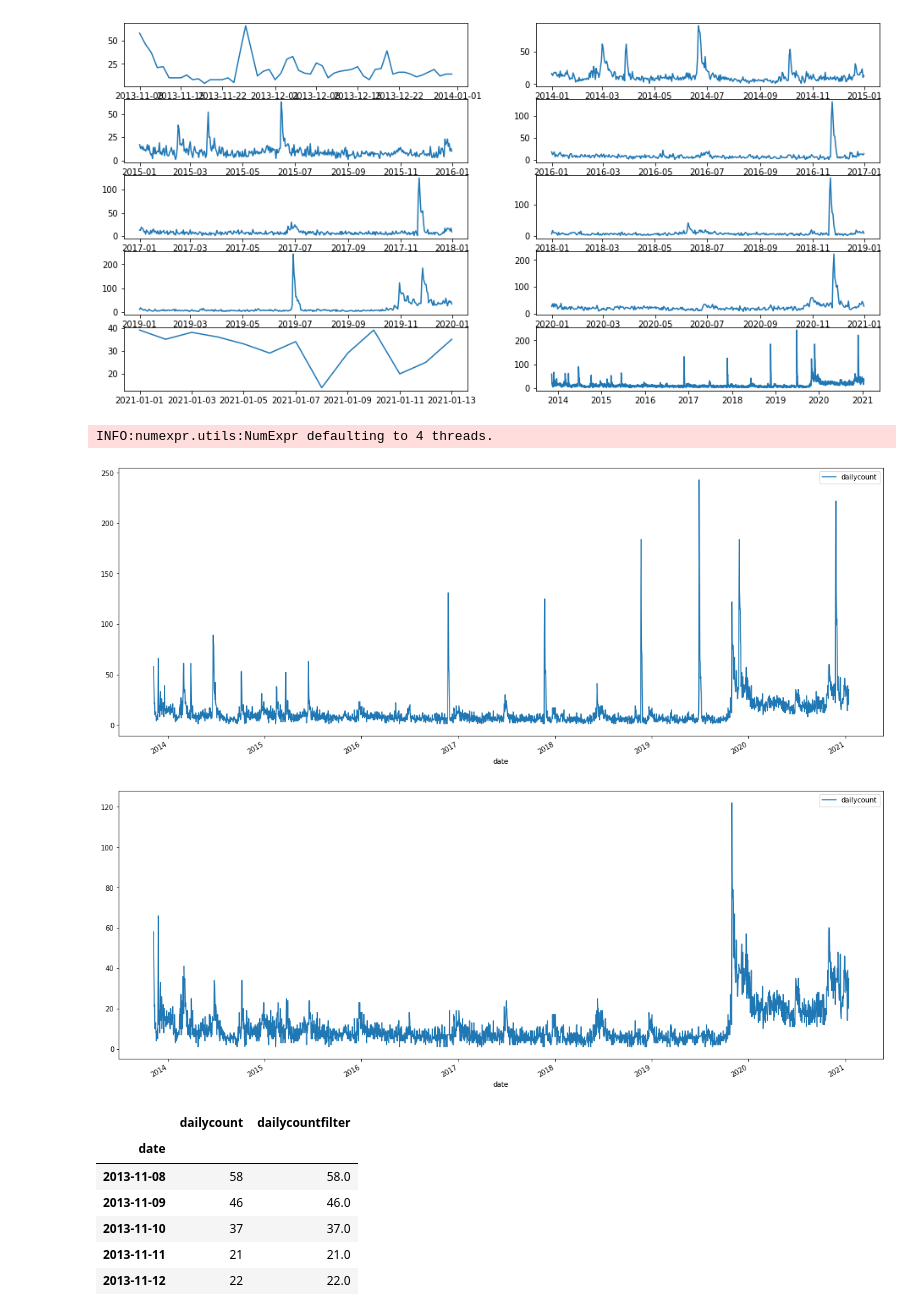
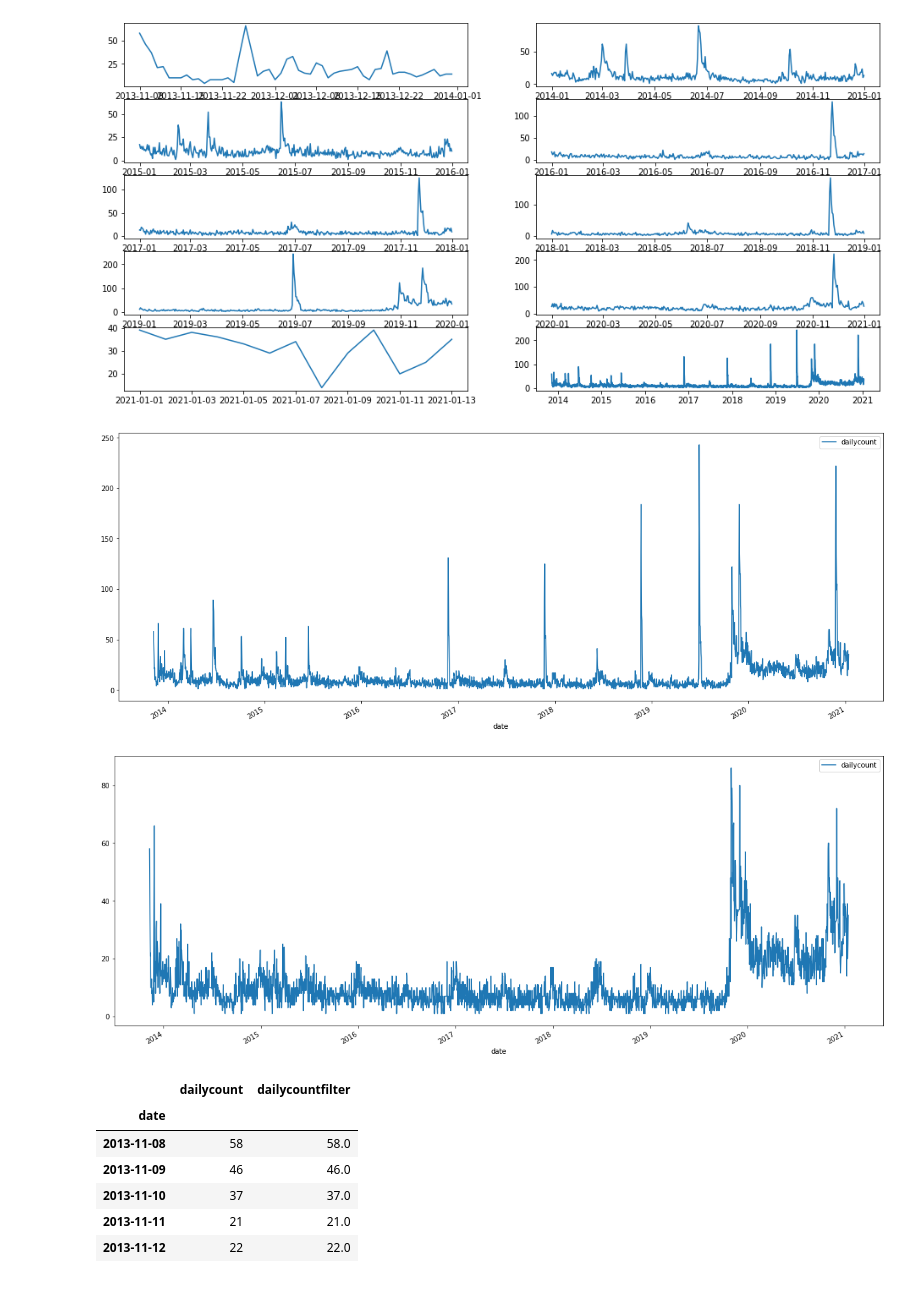
Before and after one commit to Moses-Lin/projectzomboidtimeseries, a Jupyter notebook: Time Series.ipynb, the cells around one changed output. Saved outputs shown, nothing was run; the diff lists cells and outputs as text; code cells hidden in the pictures.

```diff
--- a/Time Series.ipynb
+++ b/Time Series.ipynb
@@ -246,16 +249,15 @@ def hampel(vals_orig, k=7, t0=3):
     return(vals)
 # %%
 ts = reviewcount
-hampts = hampel(ts, 40)
+hampts = hampel(ts, 90)
 
 ts.plot(figsize = (20,8))
 hampts.plot(figsize = (20,8))
 
 plt.show()
 # %% [output]
-INFO:numexpr.utils:NumExpr defaulting to 4 threads.
 [figure]
-[figure, old version]
+[figure, new version]
 # %%
 reviewcount['dailycountfilter'] = pd.Series(hampts.values.flatten(), index=reviewcount.index)
 reviewcount
```
Also changed, not shown: parts of 30 cells of this notebook.
